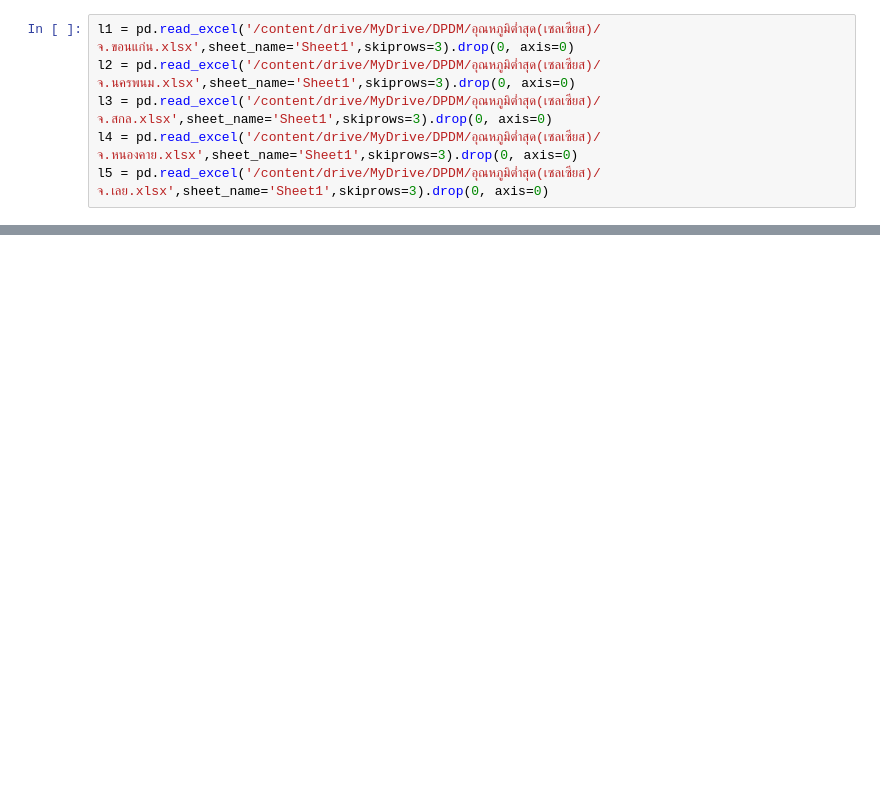
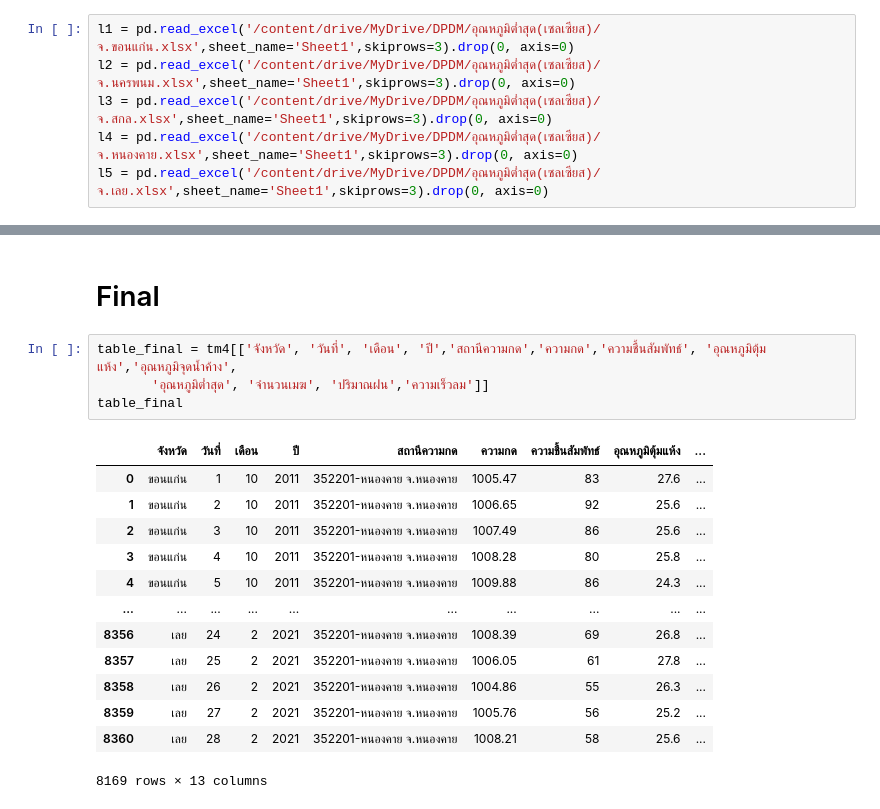
Before and after one commit to nxxk23/bsc_dpdm22, a Jupyter notebook: Quiz_Group_5_20_of_Midterm.ipynb, the cells around one changed output, grey strips where cells are left out. Drawn from its saved outputs; the diff is of its cells as text; blank space fills up the shorter version.

```diff
--- a/Quiz_Group_5_20_of_Midterm.ipynb
+++ b/Quiz_Group_5_20_of_Midterm.ipynb
@@ -1877,0 +1095,20 @@ Result
+# %% [markdown]
+# Final
+# %%
+table_final = tm4[['จังหวัด', 'วันที่', 'เดือน', 'ปี','สถานีความกด','ความกด','ความชื้นสัมพัทธ์', 'อุณหภูมิตุ้มแห้ง','อุณหภูมิจุดน้ำค้าง',
+       'อุณหภูมิต่ำสุด', 'จำนวนเมฆ', 'ปริมาณฝน','ความเร็วลม']]
+table_final
+# %% [output]
+|  | จังหวัด | วันที่ | เดือน | ปี | สถานีความกด | ความกด | ความชื้นสัมพัทธ์ | อุณหภูมิตุ้มแห้ง | ... |
+| 0 | ขอนแก่น | 1 | 10 | 2011 | 352201-หนองคาย จ.หนองคาย | 1005.47 | 83 | 27.6 | ... |
+| 1 | ขอนแก่น | 2 | 10 | 2011 | 352201-หนองคาย จ.หนองคาย | 1006.65 | 92 | 25.6 | ... |
+| 2 | ขอนแก่น | 3 | 10 | 2011 | 352201-หนองคาย จ.หนองคาย | 1007.49 | 86 | 25.6 | ... |
+| 3 | ขอนแก่น | 4 | 10 | 2011 | 352201-หนองคาย จ.หนองคาย | 1008.28 | 80 | 25.8 | ... |
+| 4 | ขอนแก่น | 5 | 10 | 2011 | 352201-หนองคาย จ.หนองคาย | 1009.88 | 86 | 24.3 | ... |
+| ... | ... | ... | ... | ... | ... | ... | ... | ... | ... |
+| 8356 | เลย | 24 | 2 | 2021 | 352201-หนองคาย จ.หนองคาย | 1008.39 | 69 | 26.8 | ... |
+| 8357 | เลย | 25 | 2 | 2021 | 352201-หนองคาย จ.หนองคาย | 1006.05 | 61 | 27.8 | ... |
+| 8358 | เลย | 26 | 2 | 2021 | 352201-หนองคาย จ.หนองคาย | 1004.86 | 55 | 26.3 | ... |
+| 8359 | เลย | 27 | 2 | 2021 | 352201-หนองคาย จ.หนองคาย | 1005.76 | 56 | 25.2 | ... |
+| 8360 | เลย | 28 | 2 | 2021 | 352201-หนองคาย จ.หนองคาย | 1008.21 | 58 | 25.6 | ... |
+8169 rows × 13 columns
```
Also changed, not shown: parts of 214 cells of this notebook.
